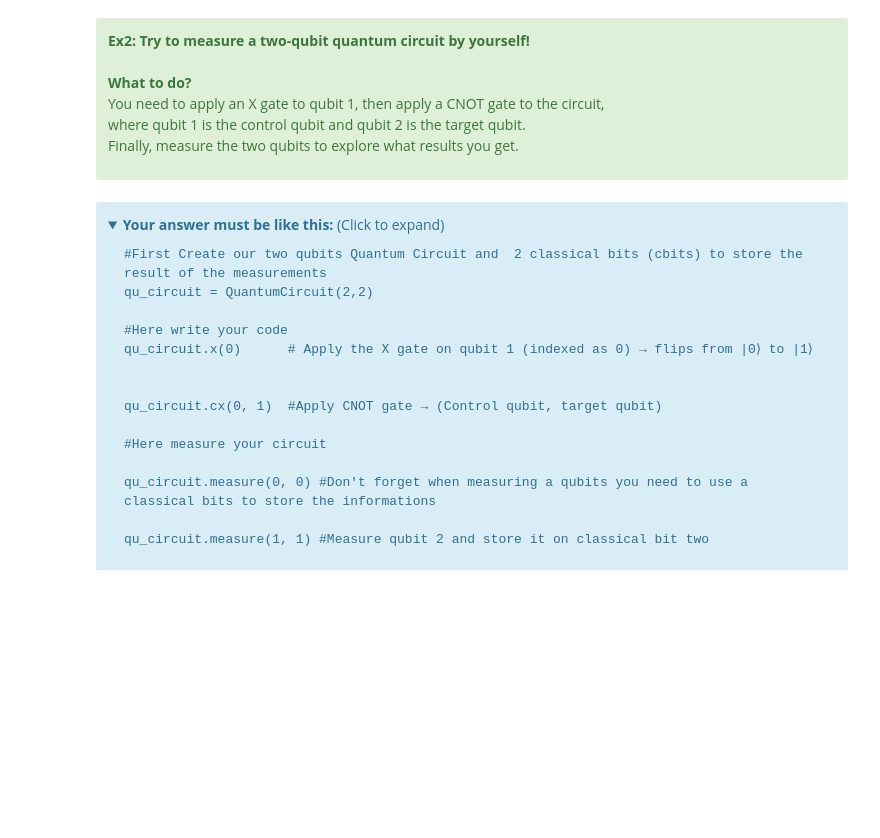
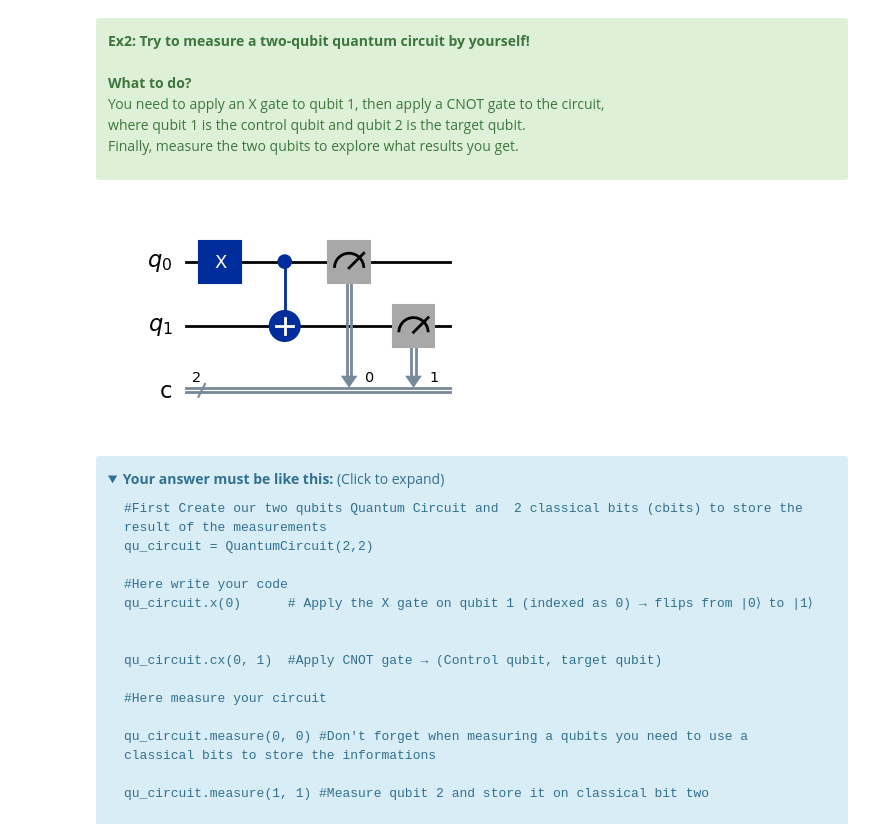
Before and after one commit to TartFroYo/Ensure_Healthcare, a Jupyter notebook: A-Brief-Intro-to-Quantum-Computing-with-Qiskit-En.ipynb, the cells around one changed output. Drawn from its saved outputs; the diff is of its cells as text; code cells hidden in the pictures; folded sections open; blank space fills up the shorter version.

```diff
--- a/A-Brief-Intro-to-Quantum-Computing-with-Qiskit-En.ipynb
+++ b/A-Brief-Intro-to-Quantum-Computing-with-Qiskit-En.ipynb
@@ -400,18 +406,20 @@ Finally, measure the two qubits to explore what results you get.
 # %%
 #First Create our two qubits Quantum Circuit and  2 classical bits (cbits) to store the result of the measurements
 qu_circuit = QuantumCircuit(2,2)
 
 #Here write your code
-
+qu_circuit.x(0)
+qu_circuit.cx(0,1) # control q, target q
 
 #Here measure your circuit
 
 qu_circuit.measure(0, 0) #Don't forget when measuring a qubits you need to use a classical bits to store the informations
-
-                                 #Measure qubit 2 and store it on classical bit two
+qu_circuit.measure(1, 1) #Measure qubit 2 and store it on classical bit two
 
 #Draw the circuit
 qu_circuit.draw('mpl')
+# %% [output]
+[figure, added]
 # %% [markdown]
 <div class="alert alert-info">
 <details>
```
Also changed, not shown: parts of 12 cells of this notebook.
